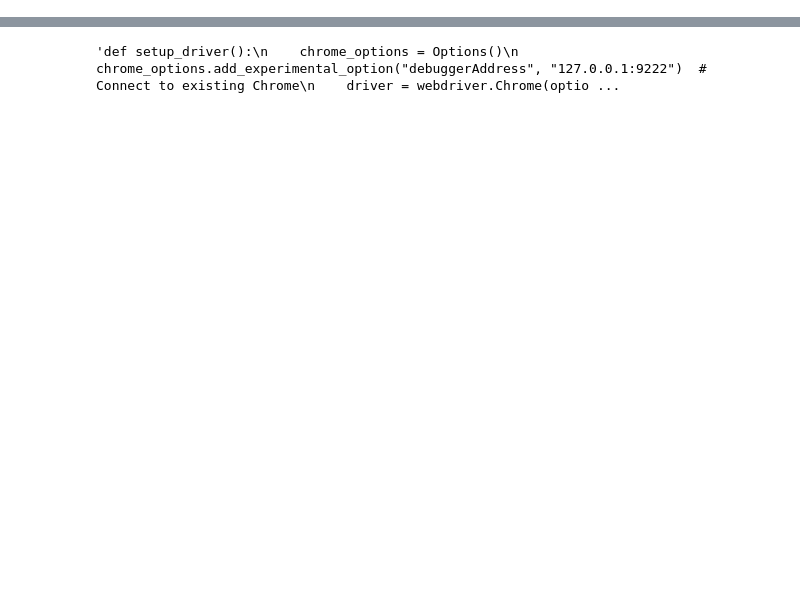
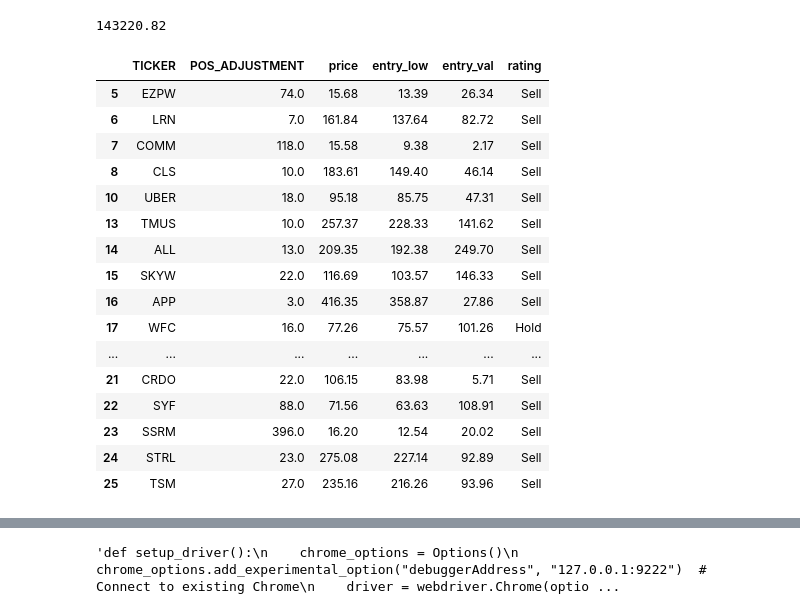
Before and after one commit to cb19weber/401k_optimize, a Jupyter notebook: project/investment_analytics.ipynb, the cells around one changed output, grey strips where cells are left out. Drawn from its saved outputs; the diff is of its cells as text; code cells hidden in the pictures; blank space fills up the shorter version.

```diff
--- a/project/investment_analytics.ipynb
+++ b/project/investment_analytics.ipynb
@@ -422,0 +443,35 @@ def build_analysis_table(summary_df, api_key, margin_of_safety=0.9, vwap_days=12
+# %%
+ira_total
+# %% [output]
+143220.82
+# %%
+ira_actions = ira_portfolio_df[['TICKER', 'TOTAL_QUANTITY', 'POS_ADJUSTMENT',
+                                'price', 'entry_low', 'entry_val', 'exit', 'TARGET', 'rating']].copy()
+ira_actions['ACTION'] = abs(ira_actions['POS_ADJUSTMENT'] / ira_actions['TOTAL_QUANTITY']) > 0.2
+ira_buys = ira_actions[(ira_actions['POS_ADJUSTMENT'] > 0) & (ira_actions['ACTION'] == True)]
+ira_sells = ira_actions[(ira_actions['POS_ADJUSTMENT'] < 0) & (ira_actions['ACTION'] == True)]
+buys_columns = ['TICKER', 'POS_ADJUSTMENT', 'price', 'entry_low', 'entry_val', 'rating']
+sells_columns = ['TICKER', 'POS_ADJUSTMENT', 'price', 'exit', 'TARGET', 'rating']
+ira_buys_final = ira_buys[buys_columns].copy()
+ira_sells_final = ira_sells[sells_columns].copy()
+# %%
+
+ira_buys_final
+# %% [output]
+|  | TICKER | POS_ADJUSTMENT | price | entry_low | entry_val | rating |
+| 5 | EZPW | 74.0 | 15.68 | 13.39 | 26.34 | Sell |
+| 6 | LRN | 7.0 | 161.84 | 137.64 | 82.72 | Sell |
+| 7 | COMM | 118.0 | 15.58 | 9.38 | 2.17 | Sell |
+| 8 | CLS | 10.0 | 183.61 | 149.40 | 46.14 | Sell |
+| 10 | UBER | 18.0 | 95.18 | 85.75 | 47.31 | Sell |
+| 13 | TMUS | 10.0 | 257.37 | 228.33 | 141.62 | Sell |
+| 14 | ALL | 13.0 | 209.35 | 192.38 | 249.70 | Sell |
+| 15 | SKYW | 22.0 | 116.69 | 103.57 | 146.33 | Sell |
+| 16 | APP | 3.0 | 416.35 | 358.87 | 27.86 | Sell |
+| 17 | WFC | 16.0 | 77.26 | 75.57 | 101.26 | Hold |
+| ... | ... | ... | ... | ... | ... | ... |
+| 21 | CRDO | 22.0 | 106.15 | 83.98 | 5.71 | Sell |
+| 22 | SYF | 88.0 | 71.56 | 63.63 | 108.91 | Sell |
+| 23 | SSRM | 396.0 | 16.20 | 12.54 | 20.02 | Sell |
+| 24 | STRL | 23.0 | 275.08 | 227.14 | 92.89 | Sell |
+| 25 | TSM | 27.0 | 235.16 | 216.26 | 93.96 | Sell |
```
Also changed, not shown: parts of 28 cells of this notebook.
